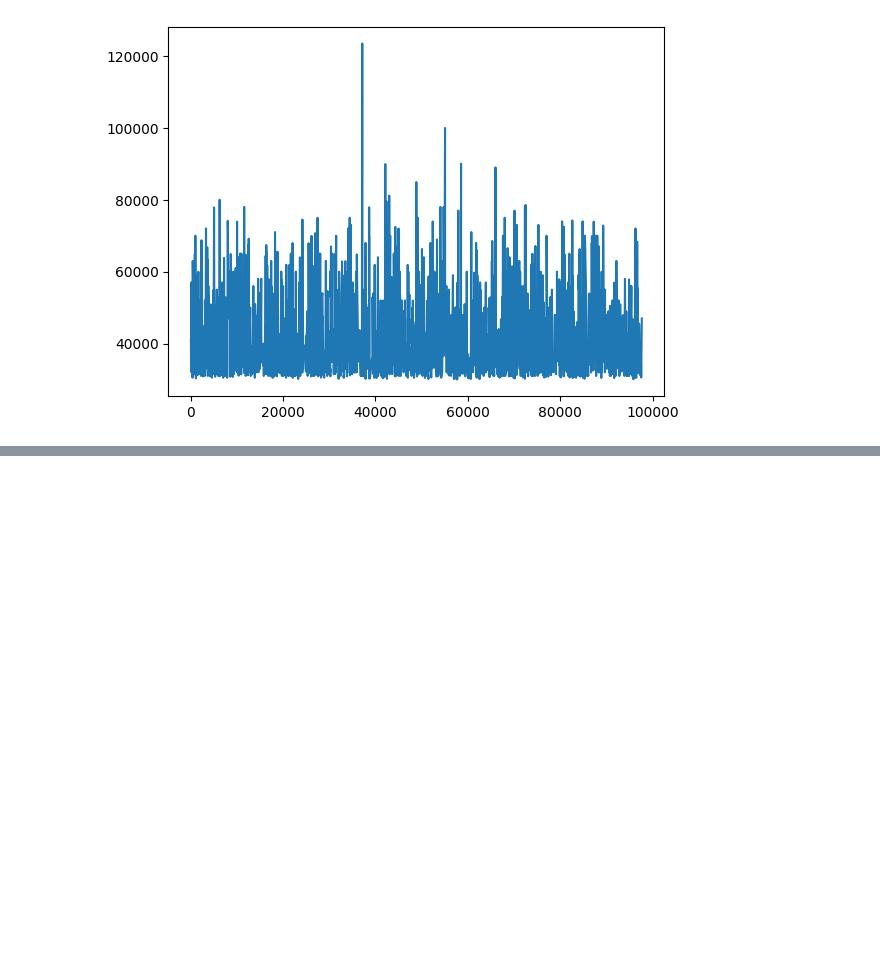
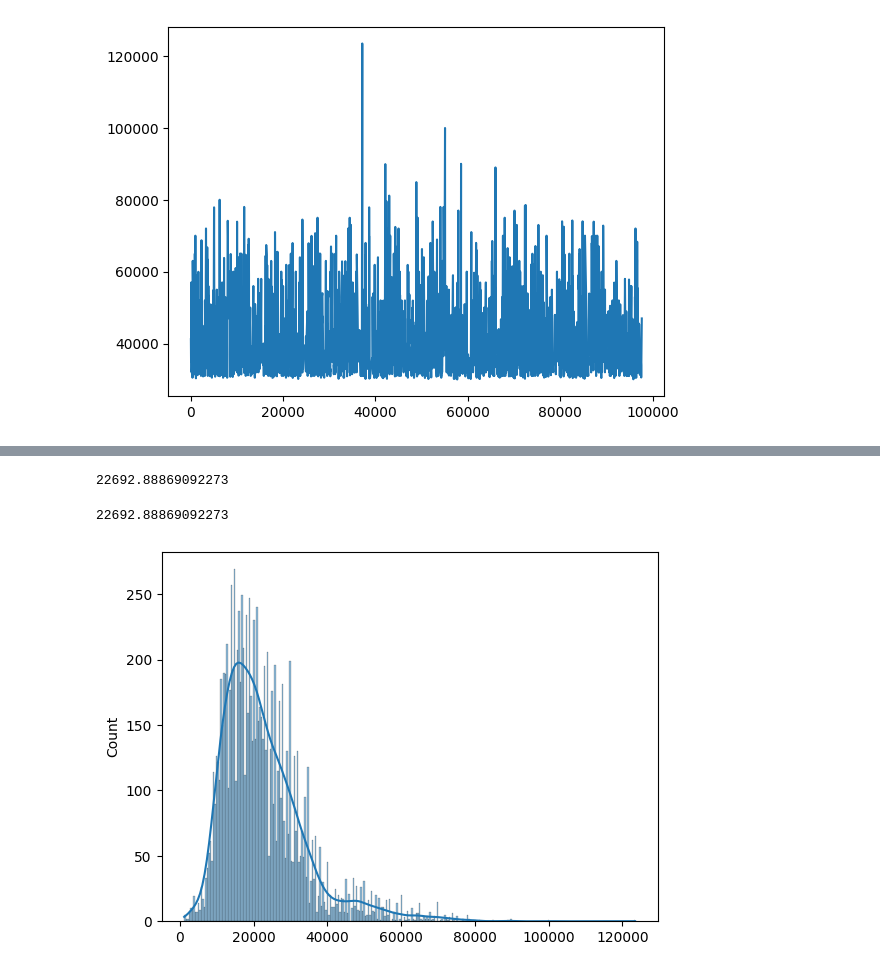
Before and after one commit to rajendra195/data_science_ML_Metro, a Jupyter notebook: week_04/stats/Practice/diagram.ipynb, the cells around one changed output, grey strips where cells are left out. Drawn from its saved outputs; the diff is of its cells as text; code cells hidden in the pictures; blank space fills up the shorter version.

```diff
--- a/week_04/stats/Practice/diagram.ipynb
+++ b/week_04/stats/Practice/diagram.ipynb
@@ -61,0 +138,3 @@ plt.plot(data["price"])
+# %%
+bmw = df[df["Manufacturer"] == "BMW"].price
+bmw
@@ -61,0 +154,19 @@ plt.plot(data["price"])
+# %%
+price_bmw = list(bmw)
+# %%
+from class_stat import Statictics
+stats = Statictics()
+
+mean_price_bmw = stats.mean(price_bmw)
+mean_price_bmw
+# %% [output]
+22692.88869092273
+# %%
+np.mean(price_bmw)
+# %% [output]
+22692.88869092273
+# %%
+sns.histplot(price_bmw, kde=True, bins=300)
+plt.show()
+# %% [output]
+[figure, added]
```
Also changed, not shown: parts of 16 cells of this notebook, 1 other file.
